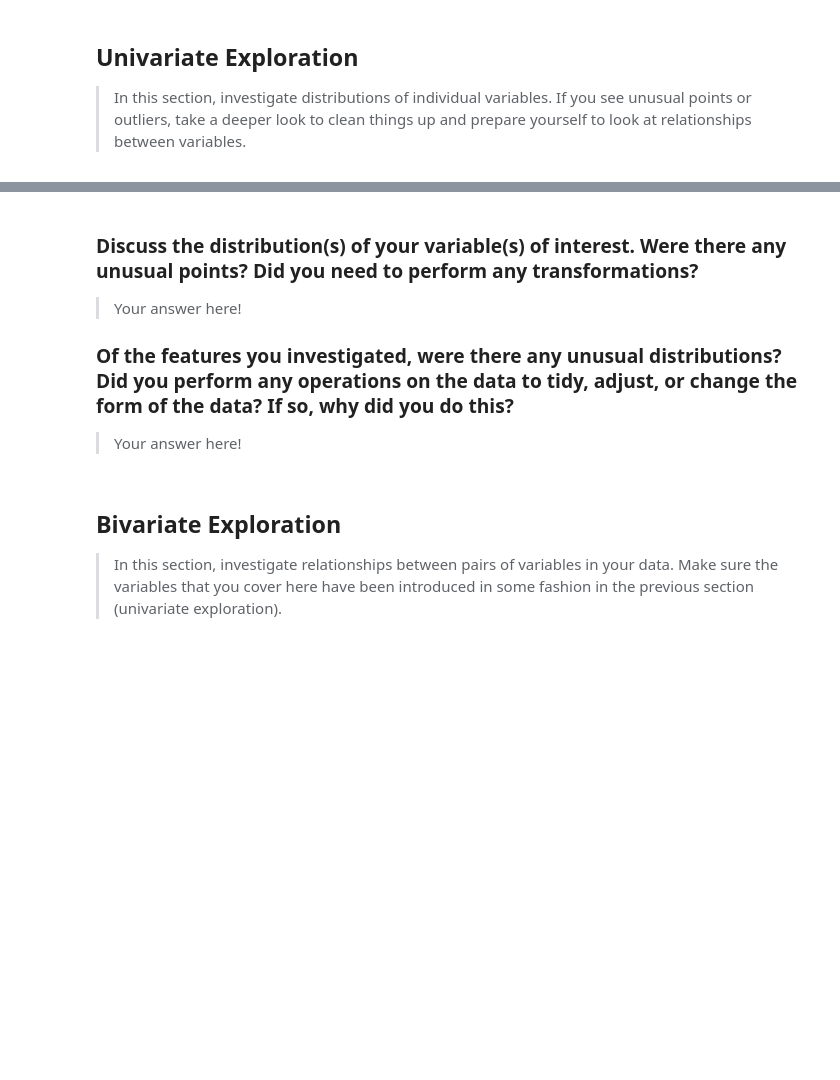
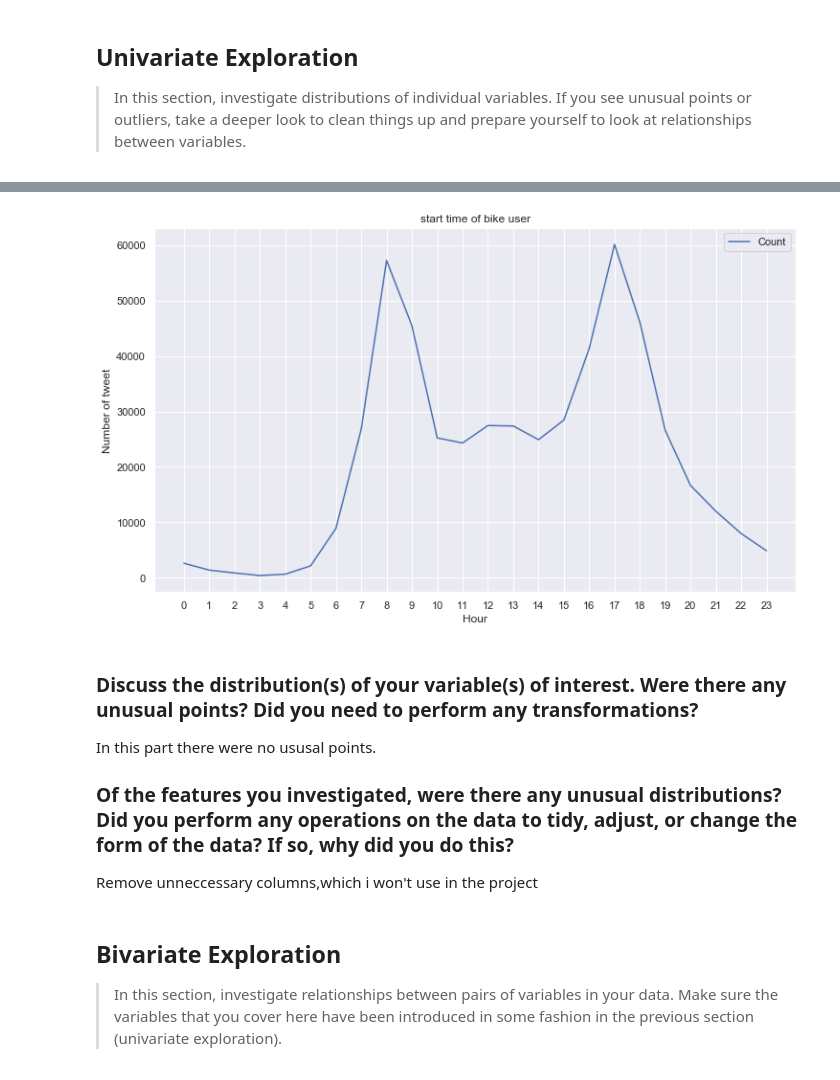
Before and after one commit to deutschkihun/Data-Analysis, a Jupyter notebook: Project 6/exploration_template.ipynb, the cells around one changed output, grey strips where cells are left out. Saved outputs shown, nothing was run; the diff lists cells and outputs as text; code cells hidden in the pictures; blank space fills up the shorter version.

```diff
--- a/Project 6/exploration_template.ipynb
+++ b/Project 6/exploration_template.ipynb
@@ -135,0 +123,9 @@ There is no sequence of number of used bike_id.But mostly each bike is used more
+# %%
+# lineplot
+df2 = df.copy()
+#To keep original dataset use .copy()
+df2['Hour'] = pd.to_datetime(df2['start_time']).dt.hour
+df2['Minute'] = pd.to_datetime(df2['start_time']).dt.minute
+df2['Second'] = pd.to_datetime(df2['start_time']).dt.second
+df2['Count'] = 1
+df2.head(1)
@@ -136,11 +135,26 @@ There is no sequence of number of used bike_id.But mostly each bike is used more
+# %%
+keys = [pair for pair, df in df2.groupby(['Hour'])]
+plt.subplots(figsize=(12,7))
+plt.plot(keys, df2.groupby(['Hour']).count()['Count'])
+plt.xlabel('Hour')
+plt.ylabel('Number of tweet')
+plt.xticks(keys)
+plt.title('start time of bike user')
+plt.legend()
+plt.show()
+
+# 8am and 5pm are most pouplar time that people rent a bike.
+# I guess people ride a bike to go to work and get back home.
+# %% [output]
+[figure, added]
 # %% [markdown]
 ### Discuss the distribution(s) of your variable(s) of interest. Were there any unusual points? Did you need to perform any transformations?
 
-> Your answer here!
+In this part there were no ususal points.
 
 ### Of the features you investigated, were there any unusual distributions? Did you perform any operations on the data to tidy, adjust, or change the form of the data? If so, why did you do this?
 
-> Your answer here!
+Remove unneccessary columns,which i won't use in the project
 # %% [markdown]
 ## Bivariate Exploration
 
```
Also changed, not shown: parts of 23 cells of this notebook.
